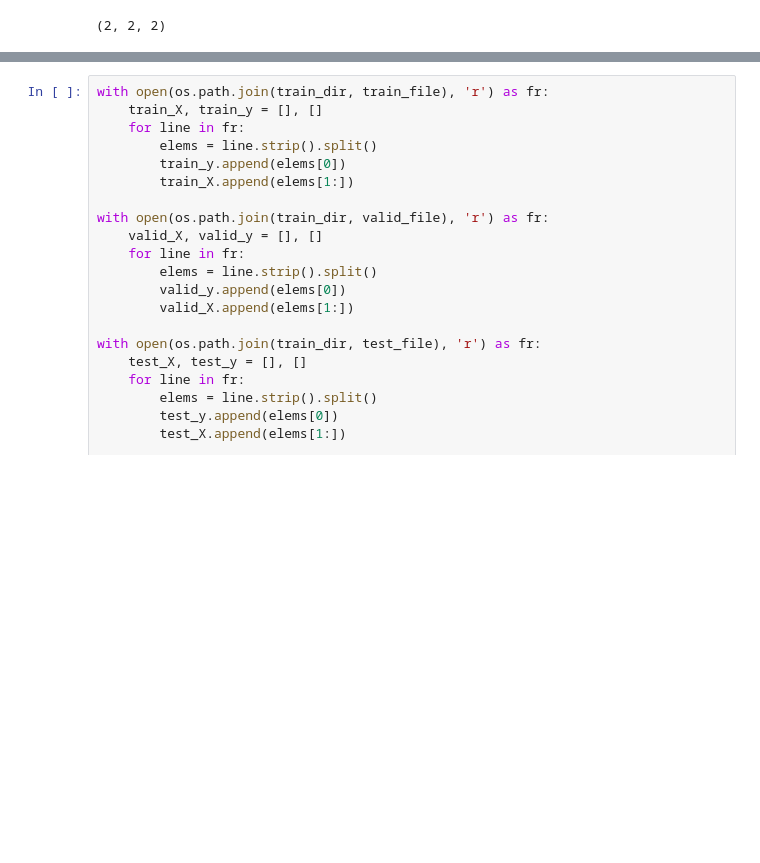
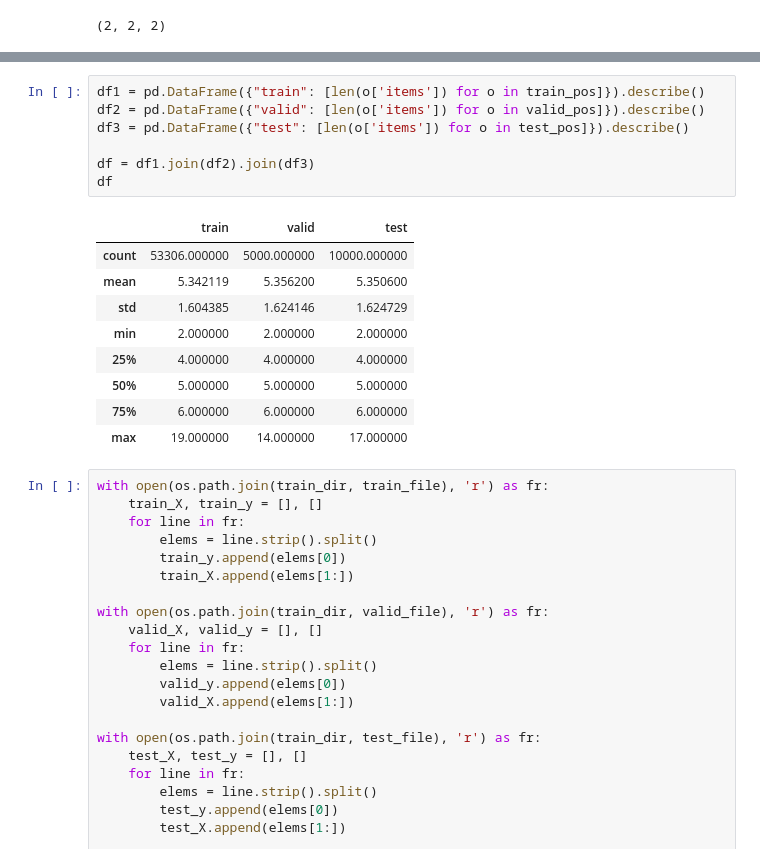
Before and after one commit to aeroabir/fashion_recommender, a Jupyter notebook: outfit_compatibility.ipynb, the cells around one changed output, grey strips where cells are left out. Saved outputs shown, nothing was run; the diff lists cells and outputs as text; blank space fills up the shorter version.

```diff
--- a/outfit_compatibility.ipynb
+++ b/outfit_compatibility.ipynb
@@ -74,3 +82,20 @@ max([len(o['items']) for o in train_pos]), max([len(o['items']) for o in valid_p
+# %%
+df1 = pd.DataFrame({"train": [len(o['items']) for o in train_pos]}).describe()
+df2 = pd.DataFrame({"valid": [len(o['items']) for o in valid_pos]}).describe()
+df3 = pd.DataFrame({"test": [len(o['items']) for o in test_pos]}).describe()
+
+df = df1.join(df2).join(df3)
+df
+# %% [output]
+|  | train | valid | test |
+| count | 53306.000000 | 5000.000000 | 10000.000000 |
+| mean | 5.342119 | 5.356200 | 5.350600 |
+| std | 1.604385 | 1.624146 | 1.624729 |
+| min | 2.000000 | 2.000000 | 2.000000 |
+| 25% | 4.000000 | 4.000000 | 4.000000 |
+| 50% | 5.000000 | 5.000000 | 5.000000 |
+| 75% | 6.000000 | 6.000000 | 6.000000 |
+| max | 19.000000 | 14.000000 | 17.000000 |
 # %%
 with open(os.path.join(train_dir, train_file), 'r') as fr:
     train_X, train_y = [], []
```
Also changed, not shown: parts of 19 cells of this notebook, 12 other files.
